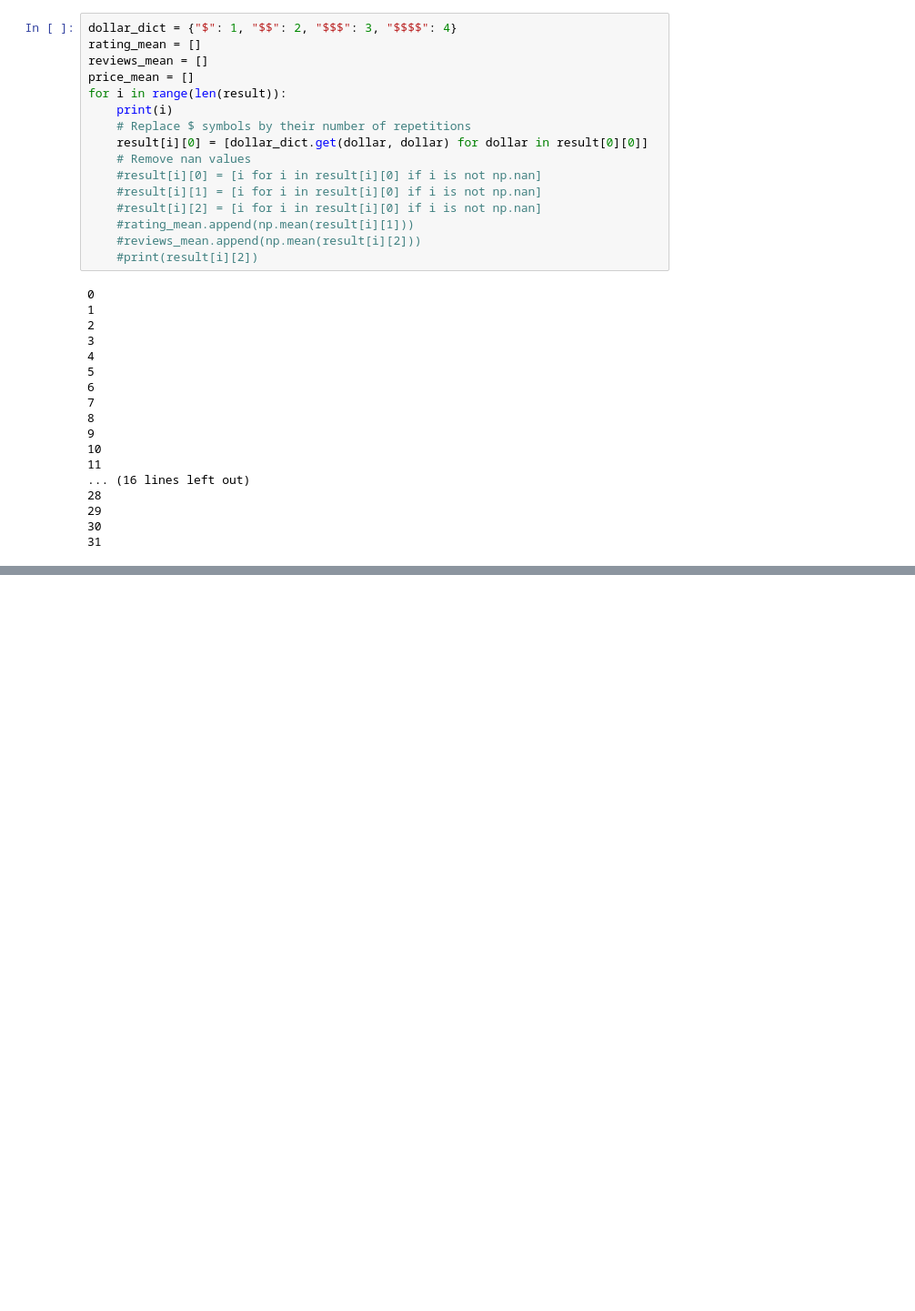
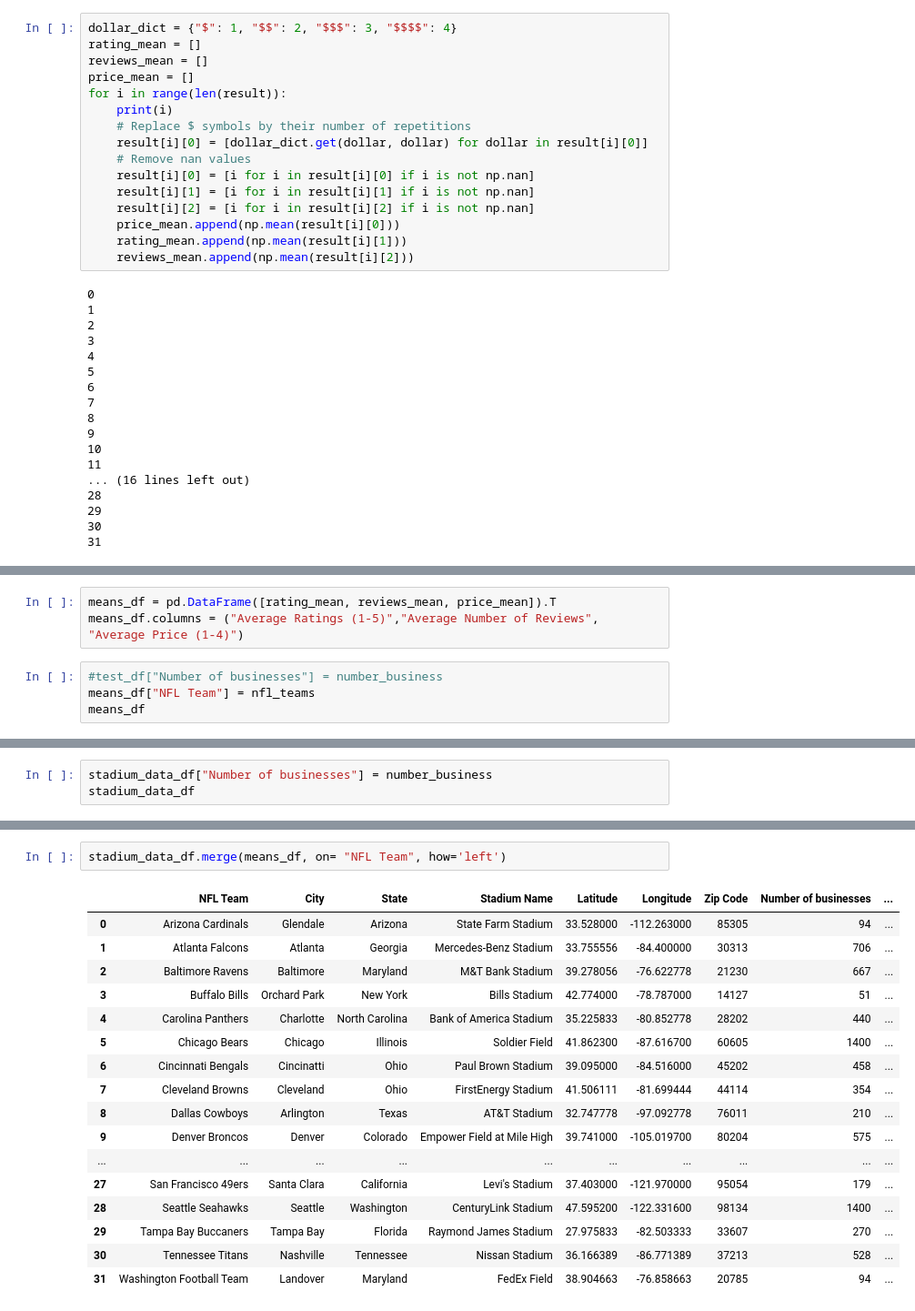
Before and after one commit to jjying89/Yelp-Restaurants-Analysis, a Jupyter notebook: Saturday_Analysis.ipynb, the cells around one changed output, grey strips where cells are left out. Shown at 91% size. Saved outputs shown, nothing was run; the diff lists cells and outputs as text; blank space fills up the shorter version.

Commit message:
added means columns to stadium dataframe

```diff
--- a/Saturday_Analysis.ipynb
+++ b/Saturday_Analysis.ipynb
@@ -159,14 +163,14 @@ price_mean = []
 for i in range(len(result)):
     print(i)
     # Replace $ symbols by their number of repetitions
-    result[i][0] = [dollar_dict.get(dollar, dollar) for dollar in result[0][0]]
+    result[i][0] = [dollar_dict.get(dollar, dollar) for dollar in result[i][0]]
     # Remove nan values
-    #result[i][0] = [i for i in result[i][0] if i is not np.nan]
-    #result[i][1] = [i for i in result[i][0] if i is not np.nan]
-    #result[i][2] = [i for i in result[i][0] if i is not np.nan]
-    #rating_mean.append(np.mean(result[i][1]))
-    #reviews_mean.append(np.mean(result[i][2]))
-    #print(result[i][2])
+    result[i][0] = [i for i in result[i][0] if i is not np.nan]
+    result[i][1] = [i for i in result[i][1] if i is not np.nan]
+    result[i][2] = [i for i in result[i][2] if i is not np.nan]
+    price_mean.append(np.mean(result[i][0]))
+    rating_mean.append(np.mean(result[i][1]))
+    reviews_mean.append(np.mean(result[i][2]))
 # %% [output]
 0
 1
@@ -191,0 +202,7 @@ print(result)
+# %%
+means_df = pd.DataFrame([rating_mean, reviews_mean, price_mean]).T
+means_df.columns = ("Average Ratings (1-5)","Average Number of Reviews", "Average Price (1-4)")
+# %%
+#test_df["Number of businesses"] = number_business
+means_df["NFL Team"] = nfl_teams
+means_df
@@ -191,0 +227,3 @@ print(result)
+# %%
+stadium_data_df["Number of businesses"] = number_business
+stadium_data_df
@@ -191,0 +248,20 @@ print(result)
+# %%
+stadium_data_df.merge(means_df, on= "NFL Team", how='left')
+# %% [output]
+|  | NFL Team | City | State | Stadium Name | Latitude | Longitude | Zip Code | Number of businesses | ... |
+| 0 | Arizona Cardinals | Glendale | Arizona | State Farm Stadium | 33.528000 | -112.263000 | 85305 | 94 | ... |
+| 1 | Atlanta Falcons | Atlanta | Georgia | Mercedes-Benz Stadium | 33.755556 | -84.400000 | 30313 | 706 | ... |
+| 2 | Baltimore Ravens | Baltimore | Maryland | M&T Bank Stadium | 39.278056 | -76.622778 | 21230 | 667 | ... |
+| 3 | Buffalo Bills | Orchard Park | New York | Bills Stadium | 42.774000 | -78.787000 | 14127 | 51 | ... |
+| 4 | Carolina Panthers | Charlotte | North Carolina | Bank of America Stadium | 35.225833 | -80.852778 | 28202 | 440 | ... |
+| 5 | Chicago Bears | Chicago | Illinois | Soldier Field | 41.862300 | -87.616700 | 60605 | 1400 | ... |
+| 6 | Cincinnati Bengals | Cincinatti | Ohio | Paul Brown Stadium | 39.095000 | -84.516000 | 45202 | 458 | ... |
+| 7 | Cleveland Browns | Cleveland | Ohio | FirstEnergy Stadium | 41.506111 | -81.699444 | 44114 | 354 | ... |
+| 8 | Dallas Cowboys | Arlington | Texas | AT&T Stadium | 32.747778 | -97.092778 | 76011 | 210 | ... |
+| 9 | Denver Broncos | Denver | Colorado | Empower Field at Mile High | 39.741000 | -105.019700 | 80204 | 575 | ... |
+| ... | ... | ... | ... | ... | ... | ... | ... | ... | ... |
+| 27 | San Francisco 49ers | Santa Clara | California | Levi's Stadium | 37.403000 | -121.970000 | 95054 | 179 | ... |
+| 28 | Seattle Seahawks | Seattle | Washington | CenturyLink Stadium | 47.595200 | -122.331600 | 98134 | 1400 | ... |
+| 29 | Tampa Bay Buccaners | Tampa Bay | Florida | Raymond James Stadium | 27.975833 | -82.503333 | 33607 | 270 | ... |
+| 30 | Tennessee Titans | Nashville | Tennessee | Nissan Stadium | 36.166389 | -86.771389 | 37213 | 528 | ... |
+| 31 | Washington Football Team | Landover | Maryland | FedEx Field | 38.904663 | -76.858663 | 20785 | 94 | ... |
```
Also changed, not shown: parts of 5 cells of this notebook.
